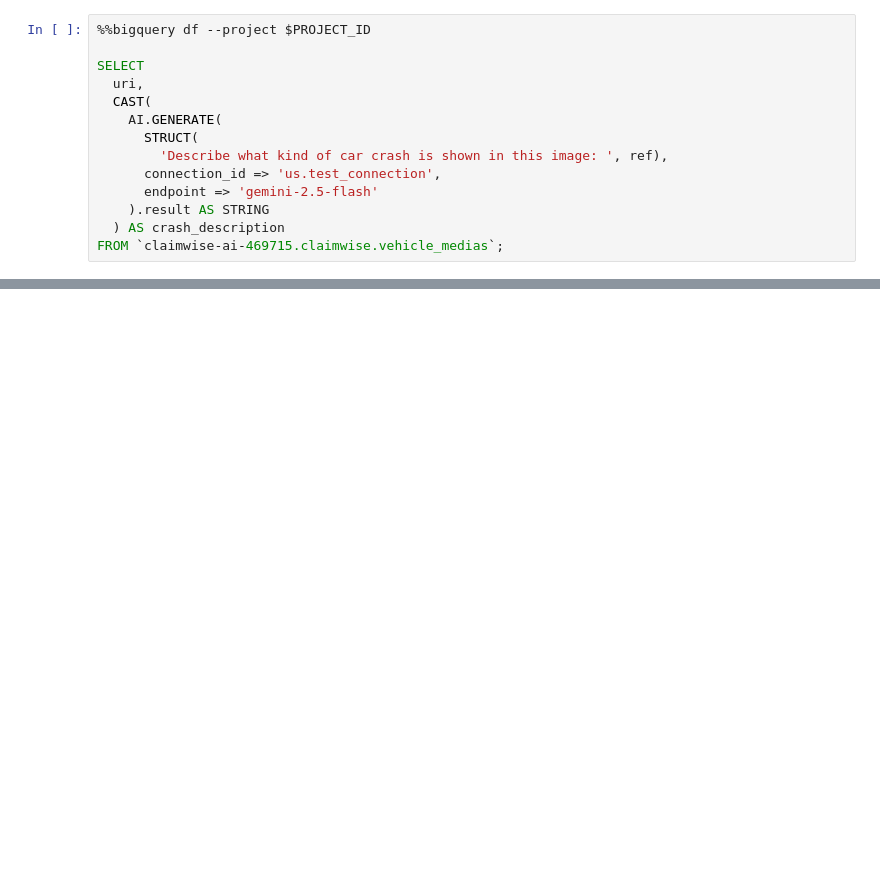
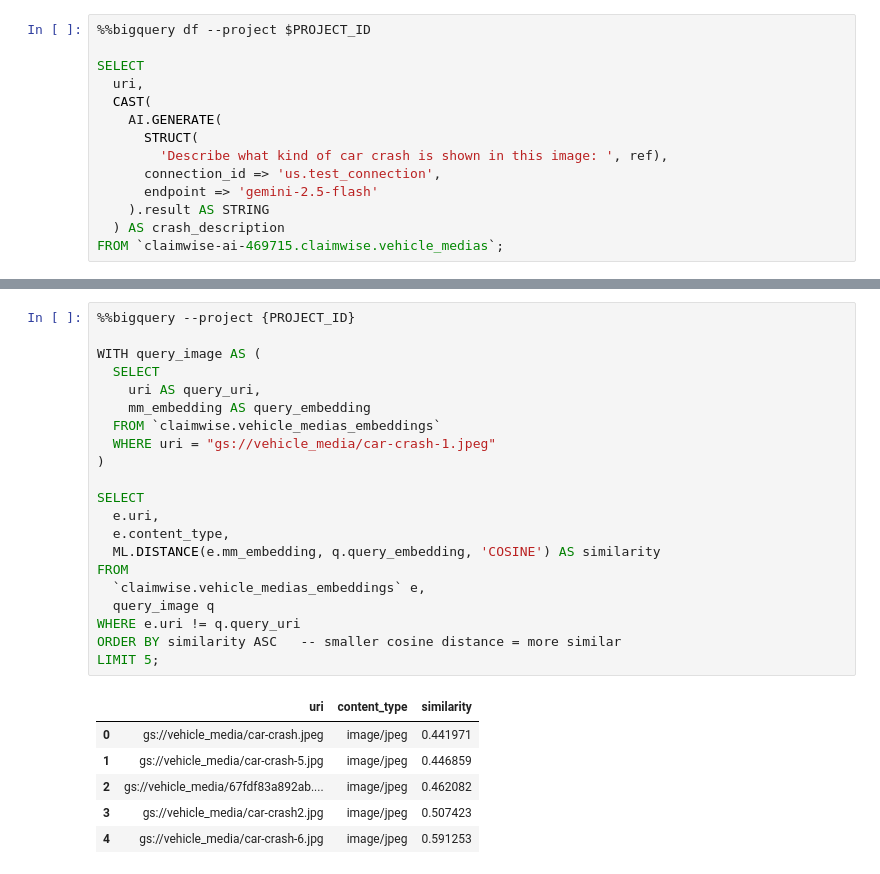
Before and after one commit to hongdnn/claimwise_ai, a Jupyter notebook: BigQuery.ipynb, the cells around one changed output, grey strips where cells are left out. Drawn from its saved outputs; the diff is of its cells as text; blank space fills up the shorter version.

```diff
--- a/BigQuery.ipynb
+++ b/BigQuery.ipynb
@@ -176,0 +304,28 @@ df
+# %%
+%%bigquery --project {PROJECT_ID}
+
+WITH query_image AS (
+  SELECT
+    uri AS query_uri,
+    mm_embedding AS query_embedding
+  FROM `claimwise.vehicle_medias_embeddings`
+  WHERE uri = "gs://vehicle_media/car-crash-1.jpeg"
+)
+
+SELECT
+  e.uri,
+  e.content_type,
+  ML.DISTANCE(e.mm_embedding, q.query_embedding, 'COSINE') AS similarity
+FROM
+  `claimwise.vehicle_medias_embeddings` e,
+  query_image q
+WHERE e.uri != q.query_uri
+ORDER BY similarity ASC   -- smaller cosine distance = more similar
+LIMIT 5;
+# %% [output]
+|  | uri | content_type | similarity |
+| 0 | gs://vehicle_media/car-crash.jpeg | image/jpeg | 0.441971 |
+| 1 | gs://vehicle_media/car-crash-5.jpg | image/jpeg | 0.446859 |
+| 2 | gs://vehicle_media/67fdf83a892ab.... | image/jpeg | 0.462082 |
+| 3 | gs://vehicle_media/car-crash2.jpg | image/jpeg | 0.507423 |
+| 4 | gs://vehicle_media/car-crash-6.jpg | image/jpeg | 0.591253 |
```
Also changed, not shown: parts of 27 cells of this notebook.
